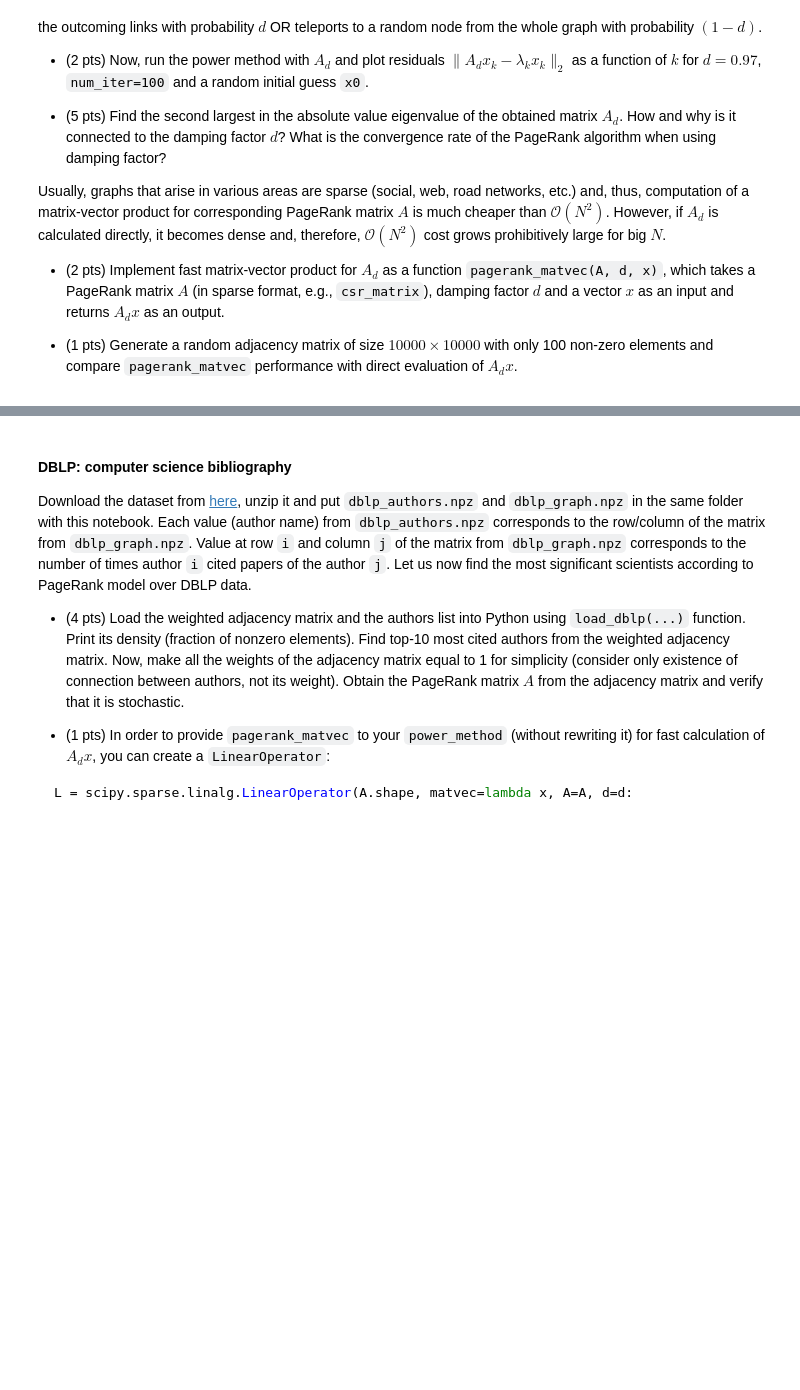
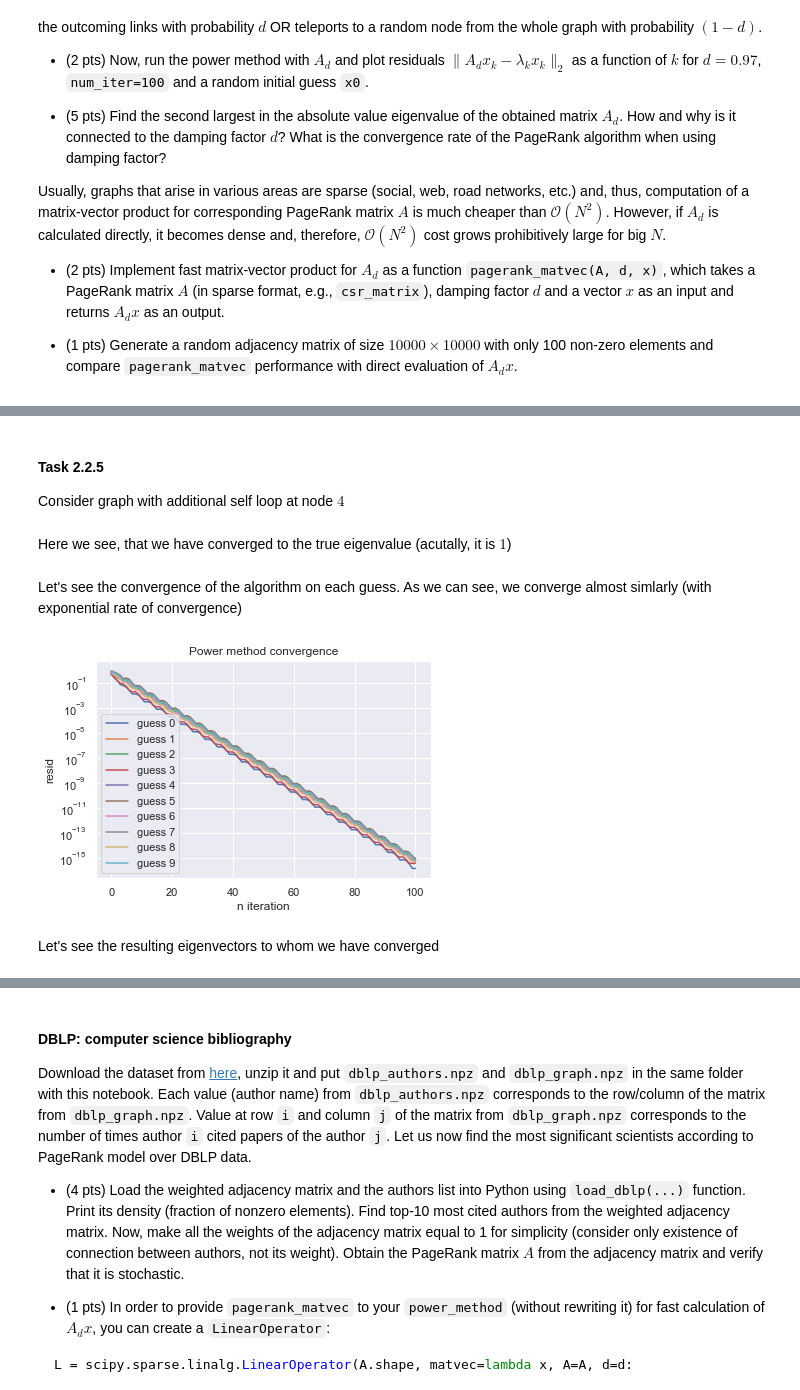
Before and after one commit to PetrMokrov/nla2020, a Jupyter notebook: hw/hw2/hw2.ipynb, the cells around one changed output, grey strips where cells are left out. Saved outputs shown, nothing was run; the diff lists cells and outputs as text; code cells hidden in the pictures; blank space fills up the shorter version.

```diff
--- a/hw/hw2/hw2.ipynb
+++ b/hw/hw2/hw2.ipynb
@@ -766,0 +820,29 @@ def pagerank_matvec(A, d, x): # 2 pts
+# %% [markdown]
+#### Task 2.2.5
+
+Consider graph with additional self loop at node $4$
+# %%
+np.random.seed(42)
+G = spsp.csc_matrix(np.array(
+    [
+        [0., 0., 1., 0., 0.],
+        [1., 0., 1., 0., 0.],
+        [0., 1., 0., 0., 0.],
+        [0., 0., 0., 0., 1.],
+        [0., 0., 0., 1., 1.]
+    ]))
+
+# appropriate page_rank matrix
+A = pagerank_matrix(G)
+residuals = []
+eigenvals = []
+eigenvectors = []
+
+for i in range(10):
+    x0 = np.random.rand(5)
+    x, l, res = power_method(A, x0, 100)
+    residuals.append(res)
+    eigenvals.append(l)
+    eigenvectors.append(x)
+# %% [markdown]
+Here we see, that we have converged to the true eigenvalue (acutally, it is $1$)
@@ -766,0 +853,14 @@ def pagerank_matvec(A, d, x): # 2 pts
+# %% [markdown]
+Let's see the convergence of the algorithm on each guess. As we can see, we converge almost simlarly (with exponential rate of convergence)
+# %%
+for i, res in enumerate(residuals):
+    plt.semilogy(list(range(len(res))), res, label='guess {}'.format(i))
+plt.legend()
+plt.title('Power method convergence')
+plt.xlabel('n iteration')
+plt.ylabel('resid')
+plt.show()
+# %% [output]
+[figure, added]
+# %% [markdown]
+Let's see the resulting eigenvectors to whom we have converged
```
Also changed, not shown: parts of 44 cells of this notebook.
